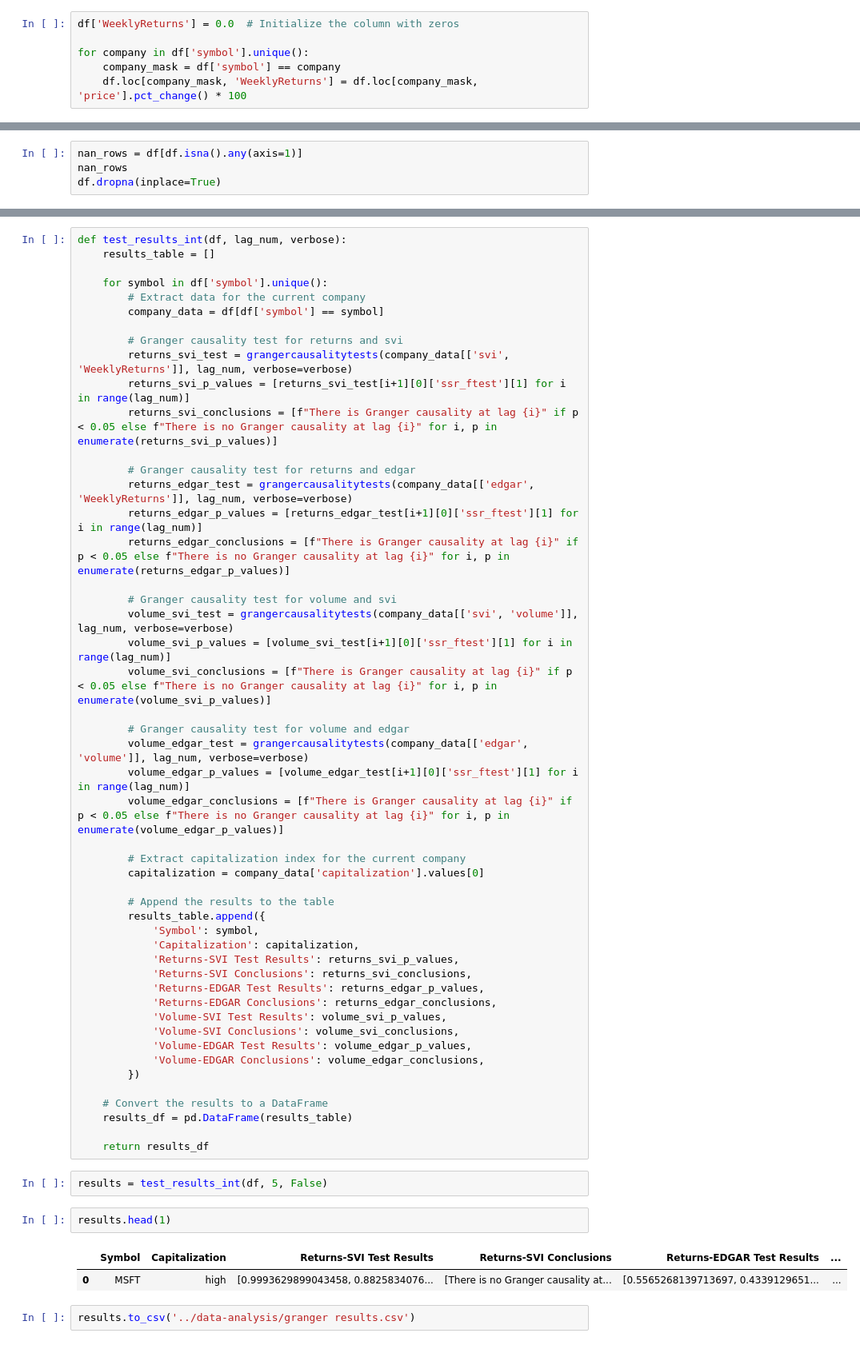
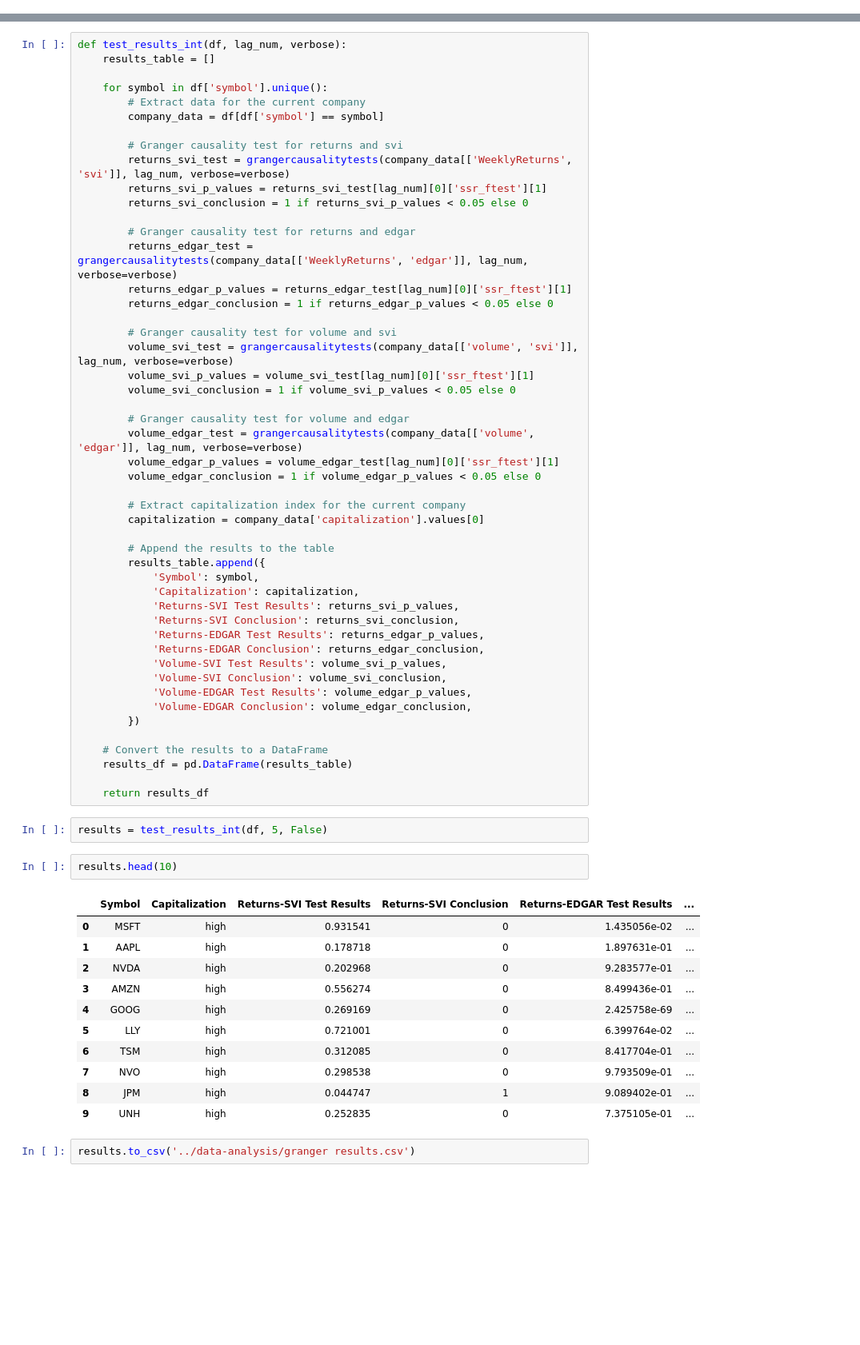
Before and after one commit to nikanhg/investor-attention-returns-patern, a Jupyter notebook: data-analysis/Granger test.ipynb, the cells around one changed output, grey strips where cells are left out. Shown: that part at 80% size. Saved outputs shown, nothing was run; the diff lists cells and outputs as text; blank space fills up the shorter version.

Commit message:
running granger test on updated dataset

```diff
--- a/data-analysis/Granger test.ipynb
+++ b/data-analysis/Granger test.ipynb
@@ -22,6 +21,0 @@ df.head()
-# %%
-df['WeeklyReturns'] = 0.0  # Initialize the column with zeros
-
-for company in df['symbol'].unique():
-    company_mask = df['symbol'] == company
-    df.loc[company_mask, 'WeeklyReturns'] = df.loc[company_mask, 'price'].pct_change() * 100
@@ -30,6 +22,2 @@ df.to_csv('../data/returns_svi_edgar.csv')
-# %%
-nan_rows = df[df.isna().any(axis=1)]
-nan_rows
-df.dropna(inplace=True)
 # %%
 df.dropna(inplace=True)
@@ -93,24 +30,24 @@ def test_results_int(df, lag_num, verbose):
         company_data = df[df['symbol'] == symbol]
 
         # Granger causality test for returns and svi
-        returns_svi_test = grangercausalitytests(company_data[['svi', 'WeeklyReturns']], lag_num, verbose=verbose)
-        returns_svi_p_values = [returns_svi_test[i+1][0]['ssr_ftest'][1] for i in range(lag_num)]
-        returns_svi_conclusions = [f"There is Granger causality at lag {i}" if p < 0.05 else f"There is no Granger causality at lag {i}" for i, p in enumerate(returns_svi_p_values)]
+        returns_svi_test = grangercausalitytests(company_data[['WeeklyReturns', 'svi']], lag_num, verbose=verbose)
+        returns_svi_p_values = returns_svi_test[lag_num][0]['ssr_ftest'][1]
+        returns_svi_conclusion = 1 if returns_svi_p_values < 0.05 else 0
 
         # Granger causality test for returns and edgar
-        returns_edgar_test = grangercausalitytests(company_data[['edgar', 'WeeklyReturns']], lag_num, verbose=verbose)
-        returns_edgar_p_values = [returns_edgar_test[i+1][0]['ssr_ftest'][1] for i in range(lag_num)]
-        returns_edgar_conclusions = [f"There is Granger causality at lag {i}" if p < 0.05 else f"There is no Granger causality at lag {i}" for i, p in enumerate(returns_edgar_p_values)]
+        returns_edgar_test = grangercausalitytests(company_data[['WeeklyReturns', 'edgar']], lag_num, verbose=verbose)
+        returns_edgar_p_values = returns_edgar_test[lag_num][0]['ssr_ftest'][1]
+        returns_edgar_conclusion = 1 if returns_edgar_p_values < 0.05 else 0
 
         # Granger causality test for volume and svi
-        volume_svi_test = grangercausalitytests(company_data[['svi', 'volume']], lag_num, verbose=verbose)
-        volume_svi_p_values = [volume_svi_test[i+1][0]['ssr_ftest'][1] for i in range(lag_num)]
-        volume_svi_conclusions = [f"There is Granger causality at lag {i}" if p < 0.05 else f"There is no Granger causality at lag {i}" for i, p in enumerate(volume_svi_p_values)]
+        volume_svi_test = grangercausalitytests(company_data[['volume', 'svi']], lag_num, verbose=verbose)
+        volume_svi_p_values = volume_svi_test[lag_num][0]['ssr_ftest'][1]
+        volume_svi_conclusion = 1 if volume_svi_p_values < 0.05 else 0
 
         # Granger causality test for volume and edgar
-        volume_edgar_test = grangercausalitytests(company_data[['edgar', 'volume']], lag_num, verbose=verbose)
-        volume_edgar_p_values = [volume_edgar_test[i+1][0]['ssr_ftest'][1] for i in range(lag_num)]
-        volume_edgar_conclusions = [f"There is Granger causality at lag {i}" if p < 0.05 else f"There is no Granger causality at lag {i}" for i, p in enumerate(volume_edgar_p_values)]
+        volume_edgar_test = grangercausalitytests(company_data[['volume', 'edgar']], lag_num, verbose=verbose)
+        volume_edgar_p_values = volume_edgar_test[lag_num][0]['ssr_ftest'][1]
+        volume_edgar_conclusion = 1 if volume_edgar_p_values < 0.05 else 0
 
         # Extract capitalization index for the current company
         capitalization = company_data['capitalization'].values[0]
@@ -120,13 +57,13 @@ def test_results_int(df, lag_num, verbose):
             'Symbol': symbol,
             'Capitalization': capitalization,
             'Returns-SVI Test Results': returns_svi_p_values,
-            'Returns-SVI Conclusions': returns_svi_conclusions,
+            'Returns-SVI Conclusion': returns_svi_conclusion,
             'Returns-EDGAR Test Results': returns_edgar_p_values,
-            'Returns-EDGAR Conclusions': returns_edgar_conclusions,
+            'Returns-EDGAR Conclusion': returns_edgar_conclusion,
             'Volume-SVI Test Results': volume_svi_p_values,
-            'Volume-SVI Conclusions': volume_svi_conclusions,
+            'Volume-SVI Conclusion': volume_svi_conclusion,
             'Volume-EDGAR Test Results': volume_edgar_p_values,
-            'Volume-EDGAR Conclusions': volume_edgar_conclusions,
+            'Volume-EDGAR Conclusion': volume_edgar_conclusion,
         })
 
     # Convert the results to a DataFrame
@@ -136,9 +73,18 @@ def test_results_int(df, lag_num, verbose):
 # %%
 results = test_results_int(df, 5, False)
 # %%
-results.head(1)
+results.head(10)
 # %% [output]
-|  | Symbol | Capitalization | Returns-SVI Test Results | Returns-SVI Conclusions | Returns-EDGAR Test Results | ... |
-| 0 | MSFT | high | [0.9993629899043458, 0.8825834076... | [There is no Granger causality at... | [0.5565268139713697, 0.4339129651... | ... |
+|  | Symbol | Capitalization | Returns-SVI Test Results | Returns-SVI Conclusion | Returns-EDGAR Test Results | ... |
+| 0 | MSFT | high | 0.931541 | 0 | 1.435056e-02 | ... |
+| 1 | AAPL | high | 0.178718 | 0 | 1.897631e-01 | ... |
+| 2 | NVDA | high | 0.202968 | 0 | 9.283577e-01 | ... |
+| 3 | AMZN | high | 0.556274 | 0 | 8.499436e-01 | ... |
+| 4 | GOOG | high | 0.269169 | 0 | 2.425758e-69 | ... |
+| 5 | LLY | high | 0.721001 | 0 | 6.399764e-02 | ... |
+| 6 | TSM | high | 0.312085 | 0 | 8.417704e-01 | ... |
+| 7 | NVO | high | 0.298538 | 0 | 9.793509e-01 | ... |
+| 8 | JPM | high | 0.044747 | 1 | 9.089402e-01 | ... |
+| 9 | UNH | high | 0.252835 | 0 | 7.375105e-01 | ... |
 # %%
 results.to_csv('../data-analysis/granger results.csv')
```
Also changed, not shown: parts of 16 cells of this notebook.
